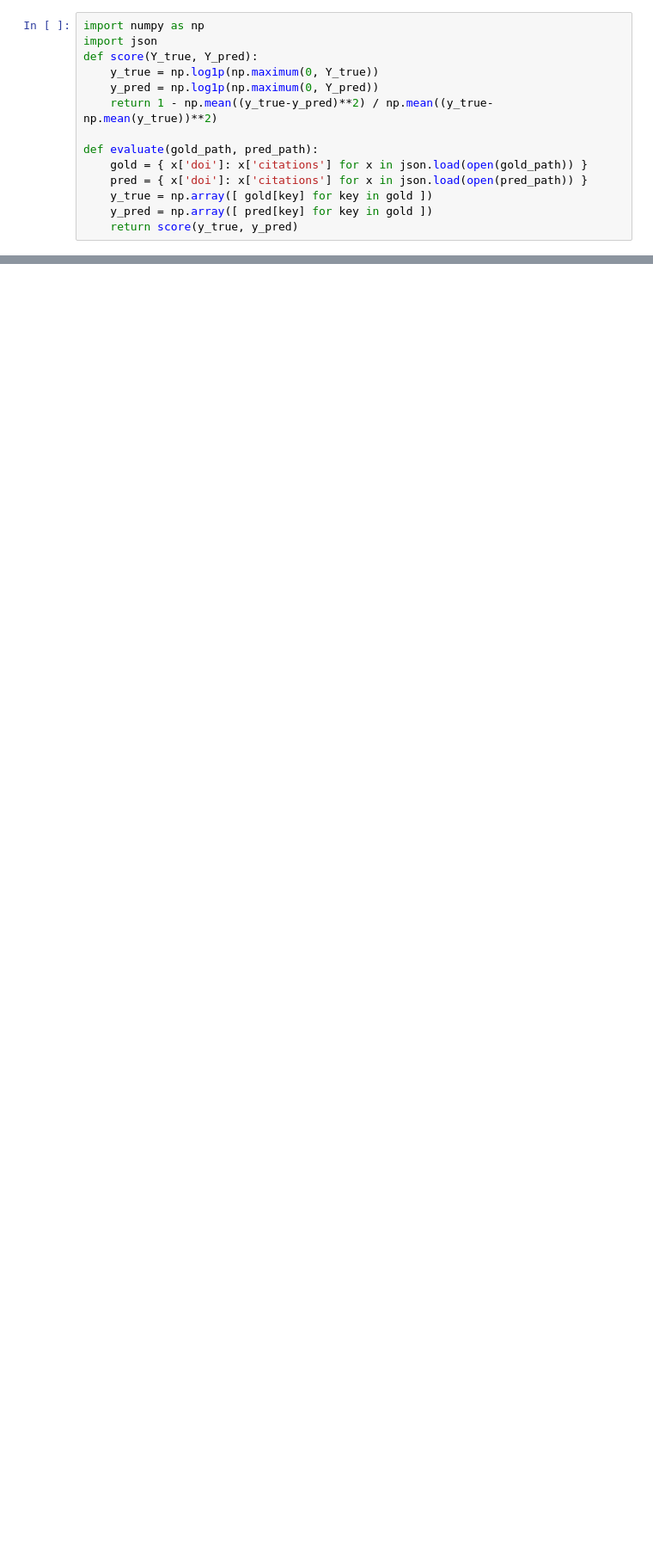
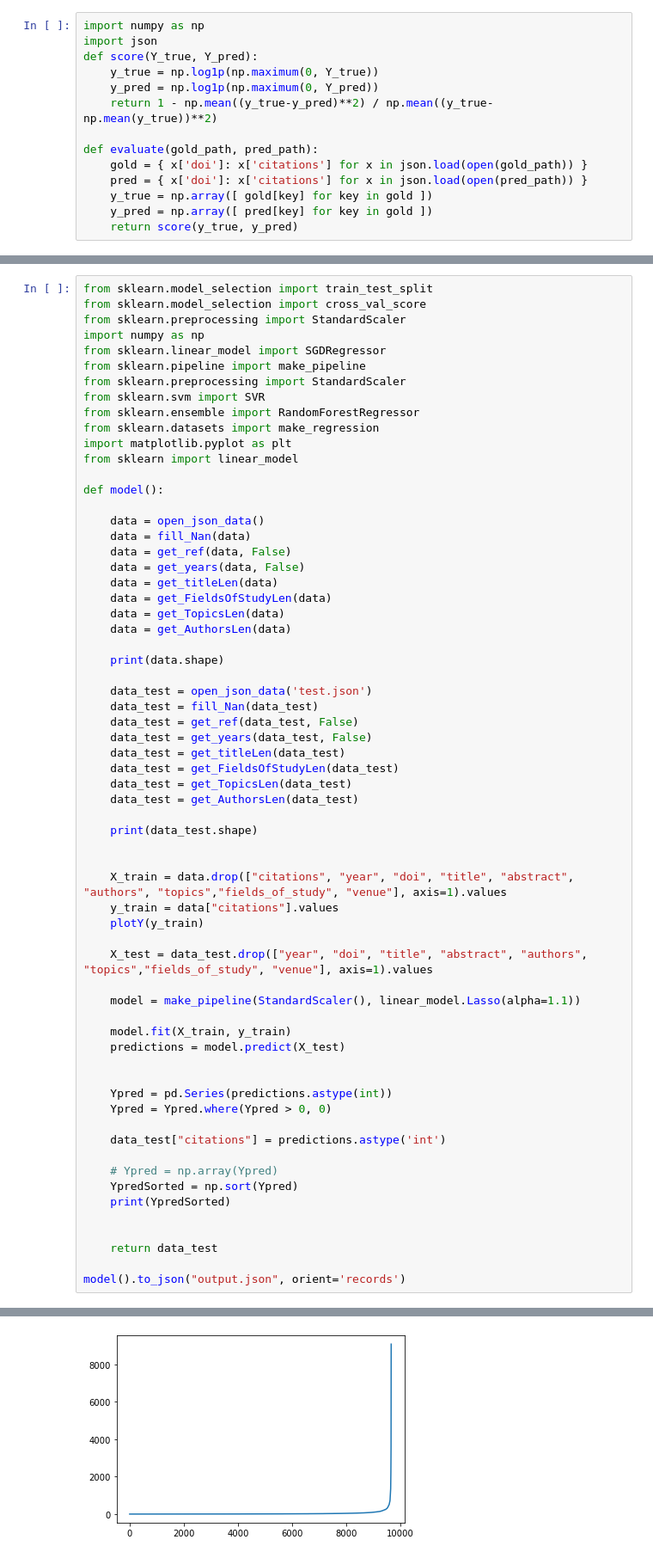
Before and after one commit to T-Vos/machineLearning-Assingment, a Jupyter notebook: 20211207_MachineLearningModel.ipynb, the cells around one changed output, grey strips where cells are left out. Shown: that part at 86% size. Saved outputs shown, nothing was run; the diff lists cells and outputs as text; blank space fills up the shorter version.

Commit message:
adds output testset function

```diff
--- a/20211207_MachineLearningModel.ipynb
+++ b/20211207_MachineLearningModel.ipynb
@@ -247,0 +283,65 @@ model()
+# %%
+from sklearn.model_selection import train_test_split
+from sklearn.model_selection import cross_val_score
+from sklearn.preprocessing import StandardScaler
+import numpy as np
+from sklearn.linear_model import SGDRegressor
+from sklearn.pipeline import make_pipeline
+from sklearn.preprocessing import StandardScaler
+from sklearn.svm import SVR
+from sklearn.ensemble import RandomForestRegressor
+from sklearn.datasets import make_regression
+import matplotlib.pyplot as plt
+from sklearn import linear_model
+
+def model():
+
+    data = open_json_data()
+    data = fill_Nan(data)
+    data = get_ref(data, False)
+    data = get_years(data, False)
+    data = get_titleLen(data)
+    data = get_FieldsOfStudyLen(data)
+    data = get_TopicsLen(data)
+    data = get_AuthorsLen(data)
+
+    print(data.shape)
+
+    data_test = open_json_data('test.json')
+    data_test = fill_Nan(data_test)
+    data_test = get_ref(data_test, False)
+    data_test = get_years(data_test, False)
+    data_test = get_titleLen(data_test)
+    data_test = get_FieldsOfStudyLen(data_test)
+    data_test = get_TopicsLen(data_test)
+    data_test = get_AuthorsLen(data_test)
+
+    print(data_test.shape)
+
+
+    X_train = data.drop(["citations", "year", "doi", "title", "abstract", "authors", "topics","fields_of_study", "venue"], axis=1).values
+    y_train = data["citations"].values
+    plotY(y_train)
+
+    X_test = data_test.drop(["year", "doi", "title", "abstract", "authors", "topics","fields_of_study", "venue"], axis=1).values
+
+    model = make_pipeline(StandardScaler(), linear_model.Lasso(alpha=1.1))
+
+    model.fit(X_train, y_train)
+    predictions = model.predict(X_test)
+
+
+    Ypred = pd.Series(predictions.astype(int))
+    Ypred = Ypred.where(Ypred > 0, 0)
+
+    data_test["citations"] = predictions.astype('int')
+
+    # Ypred = np.array(Ypred)
+    YpredSorted = np.sort(Ypred)
+    print(YpredSorted)
+
+
+    return data_test
+
+model().to_json("output.json", orient='records')
+# %% [output]
@@ -247,0 +350 @@ model()
+[figure, added]
```
Also changed, not shown: parts of 4 cells of this notebook, 2 other files.
